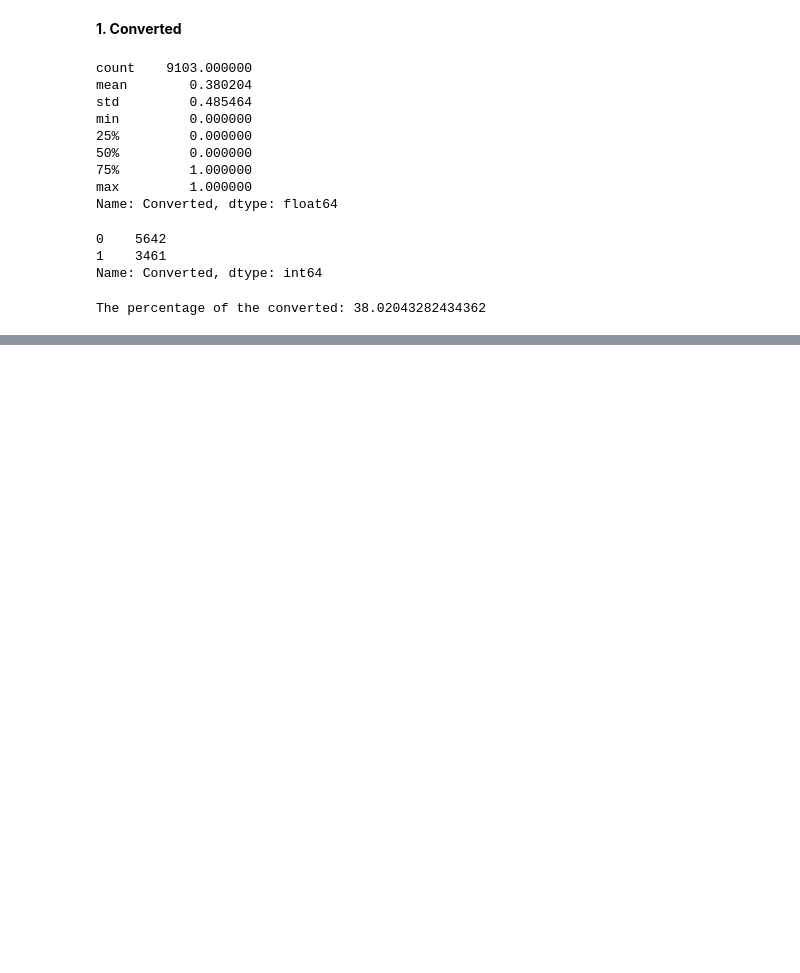
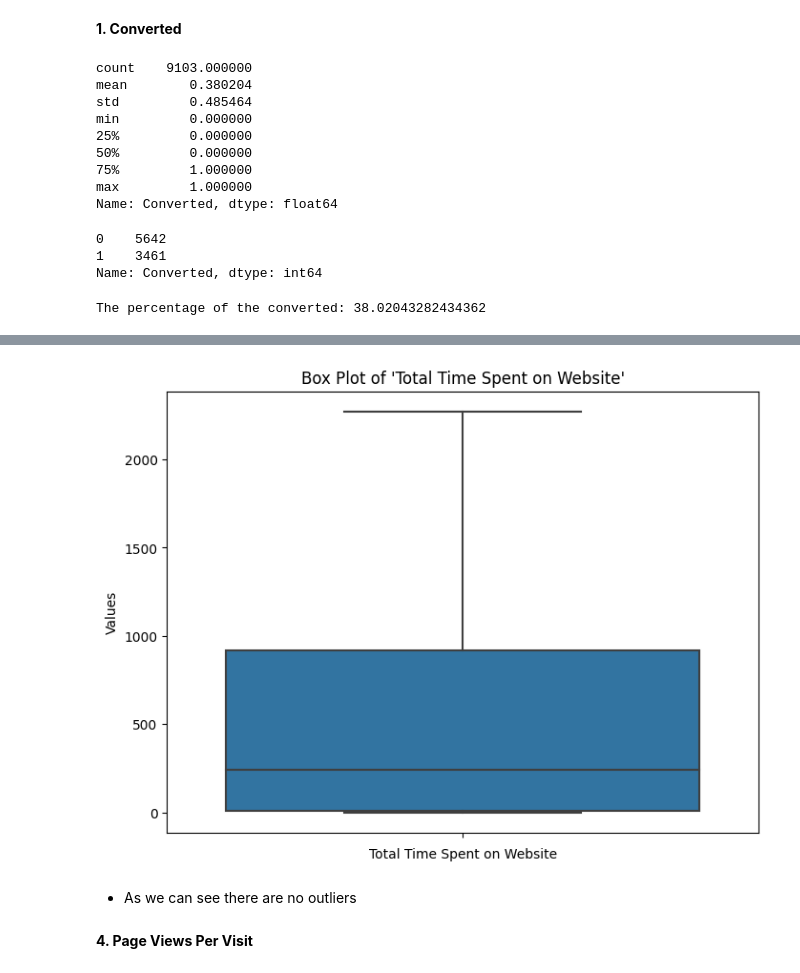
Before and after one commit to BharatPanera/lead_scoring_case_study, a Jupyter notebook: lead_scoring.ipynb, the cells around one changed output, grey strips where cells are left out. Cells and saved outputs as stored; diff of their text form; code cells hidden in the pictures; blank space fills up the shorter version.

```diff
--- a/lead_scoring.ipynb
+++ b/lead_scoring.ipynb
@@ -1009,0 +1098,8 @@ create_box_plot('Converted')
+# %%
+create_box_plot('Total Time Spent on Website')
+# %% [output]
+[figure, added]
+# %% [markdown]
+- As we can see there are no outliers
+# %% [markdown]
+**4. Page Views Per Visit**
```
Also changed, not shown: parts of 21 cells of this notebook.
